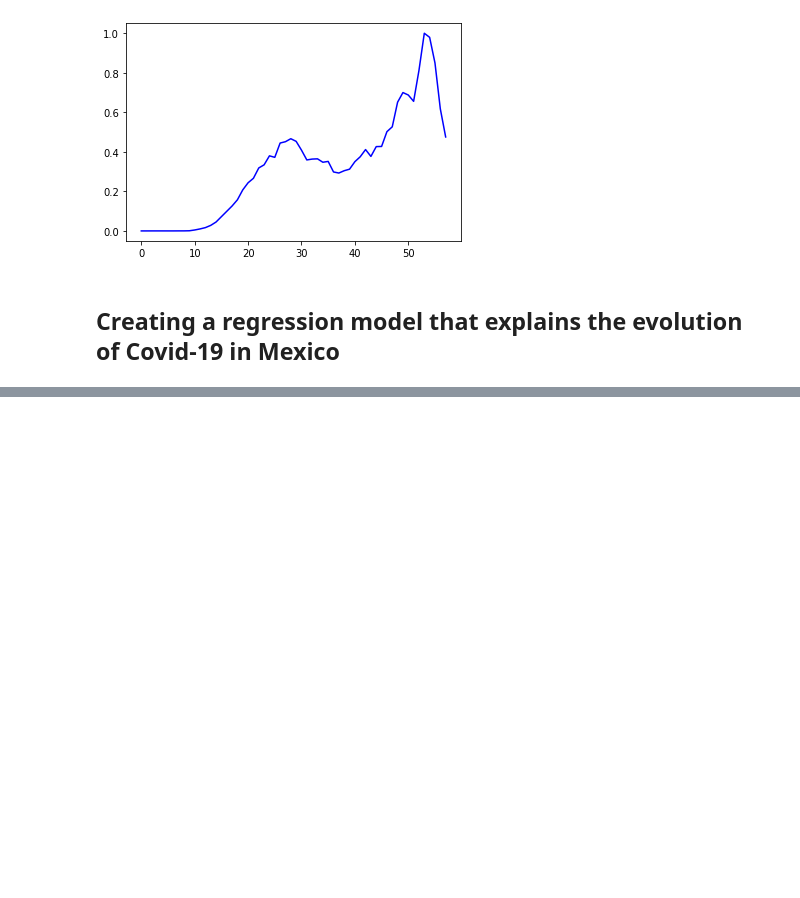
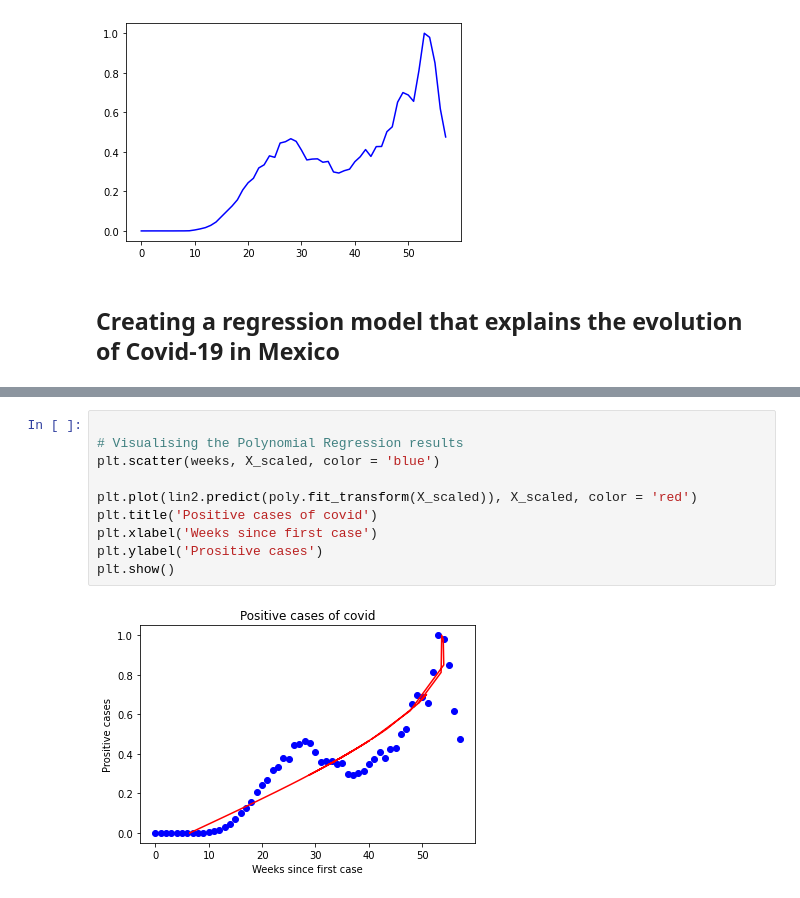
Before and after one commit to AlfredoAcosta/analyzing_covid19_mexico, a Jupyter notebook: Analyzing Covid19 Mexico.ipynb, the cells around one changed output, grey strips where cells are left out. Cells and saved outputs as stored; diff of their text form; blank space fills up the shorter version.

```diff
--- a/Analyzing Covid19 Mexico.ipynb
+++ b/Analyzing Covid19 Mexico.ipynb
@@ -152,0 +153,12 @@ data_cases.FECHA_ACTUALIZACION.nunique()
+# %%
+
+# Visualising the Polynomial Regression results
+plt.scatter(weeks, X_scaled, color = 'blue')
+
+plt.plot(lin2.predict(poly.fit_transform(X_scaled)), X_scaled, color = 'red')
+plt.title('Positive cases of covid')
+plt.xlabel('Weeks since first case')
+plt.ylabel('Prositive cases')
+plt.show()
+# %% [output]
+[figure, added]
```
Also changed, not shown: parts of 14 cells of this notebook, 5 other files.
